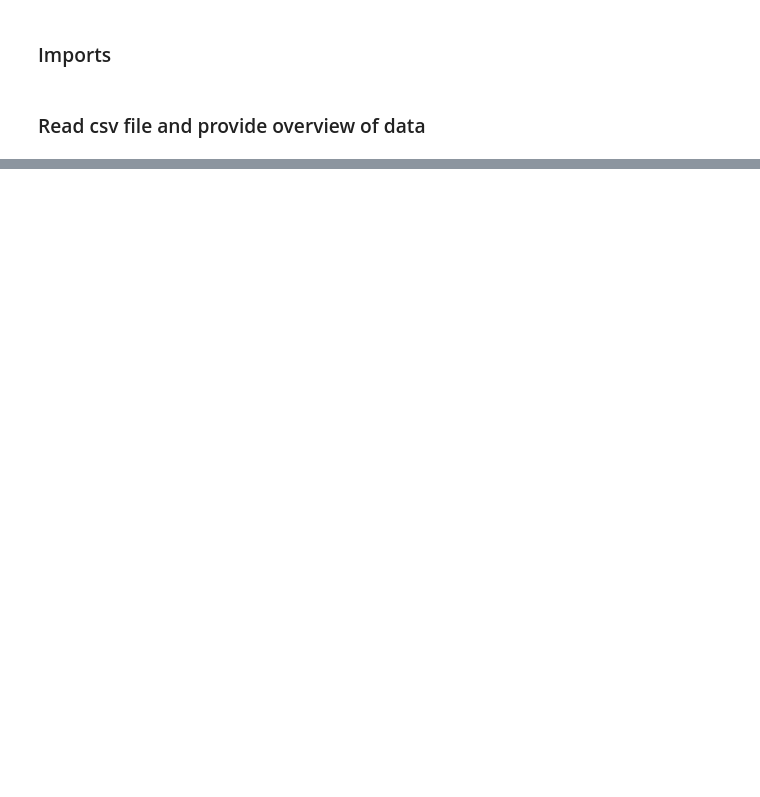
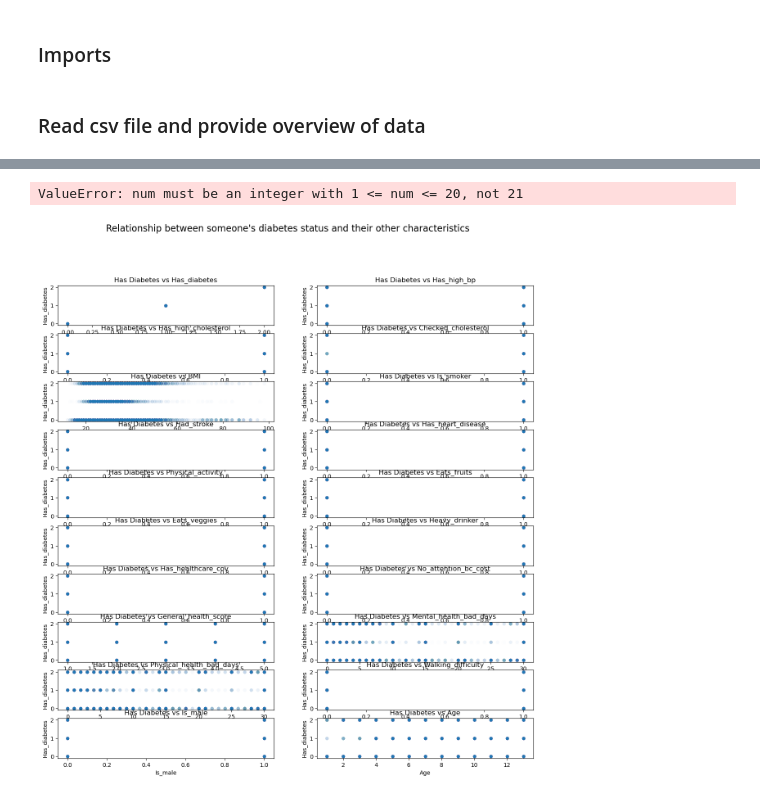
Before and after one commit to diego2017/capstone_disease_predictor, a Jupyter notebook: notebooks/02-eda.ipynb, the cells around one changed output, grey strips where cells are left out. Saved outputs shown, nothing was run; the diff lists cells and outputs as text; code cells hidden in the pictures; blank space fills up the shorter version.

```diff
--- a/notebooks/02-eda.ipynb
+++ b/notebooks/02-eda.ipynb
@@ -53,0 +269,26 @@ There are no missing values in this column.
+# %%
+# Create variables for possible predictive columns and target variable
+x_options=list(df_cleaned.select_dtypes(include='float'))
+y=df_cleaned['Has_diabetes']
+# %%
+# Create visualisations to show relationship between target variable and possible features
+plt.subplots(10,2,figsize=(15,15))
+
+plot_num=1
+
+plt.suptitle("Relationship between someone's diabetes status and their other characteristics", fontsize=16)
+
+for col in x_options:
+
+    plt.subplot(10,2,plot_num)
+    sns.scatterplot(x=df_cleaned[col],y=y, alpha=0.01)
+    plt.title(f'Has Diabetes vs {col}')
+
+    plot_num+=1
+
+plt.subplots_adjust(top=0.93)
+
+plt.show()
+# %% [output]
+ValueError: num must be an integer with 1 <= num <= 20, not 21
+[figure, added]
```
Also changed, not shown: parts of 18 cells of this notebook.
